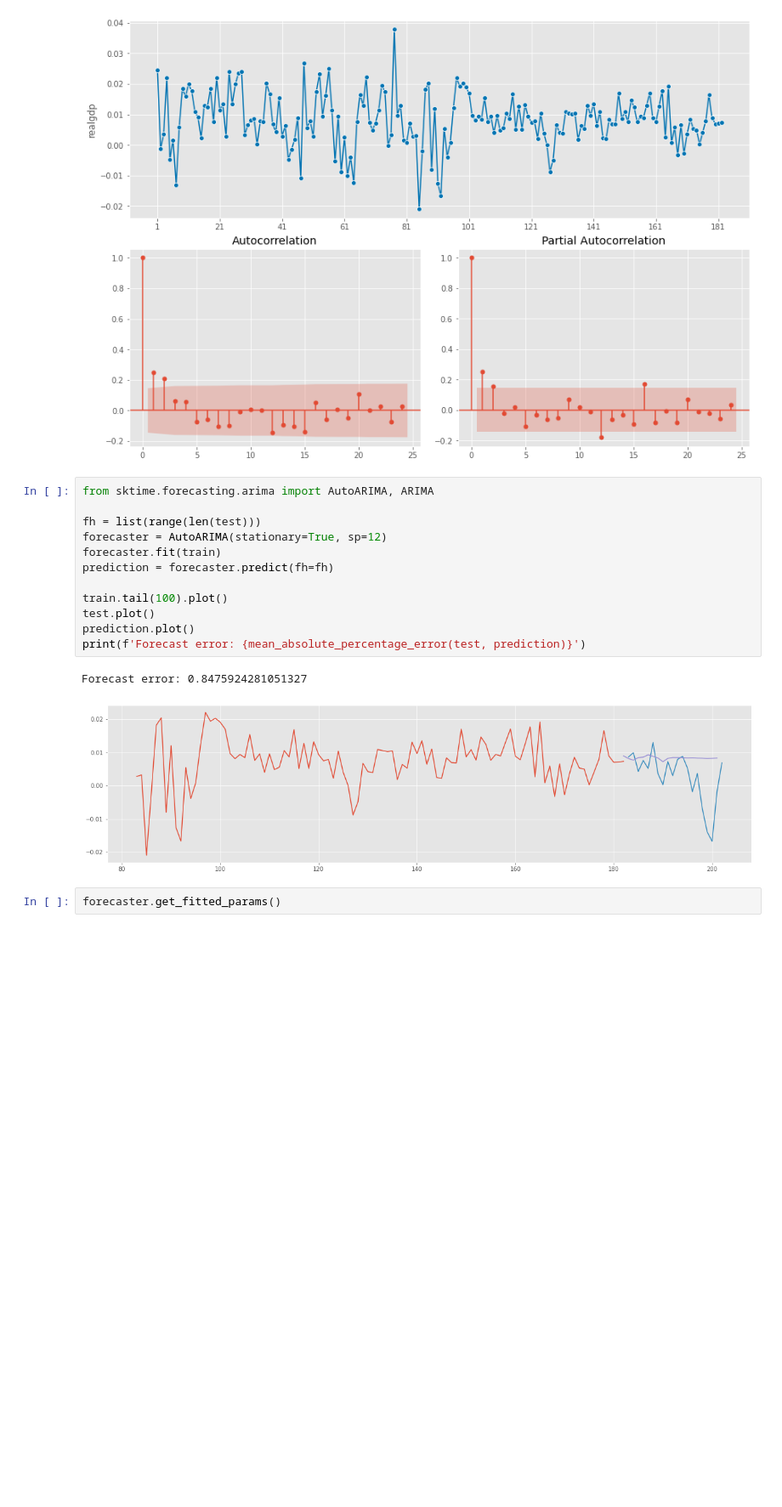
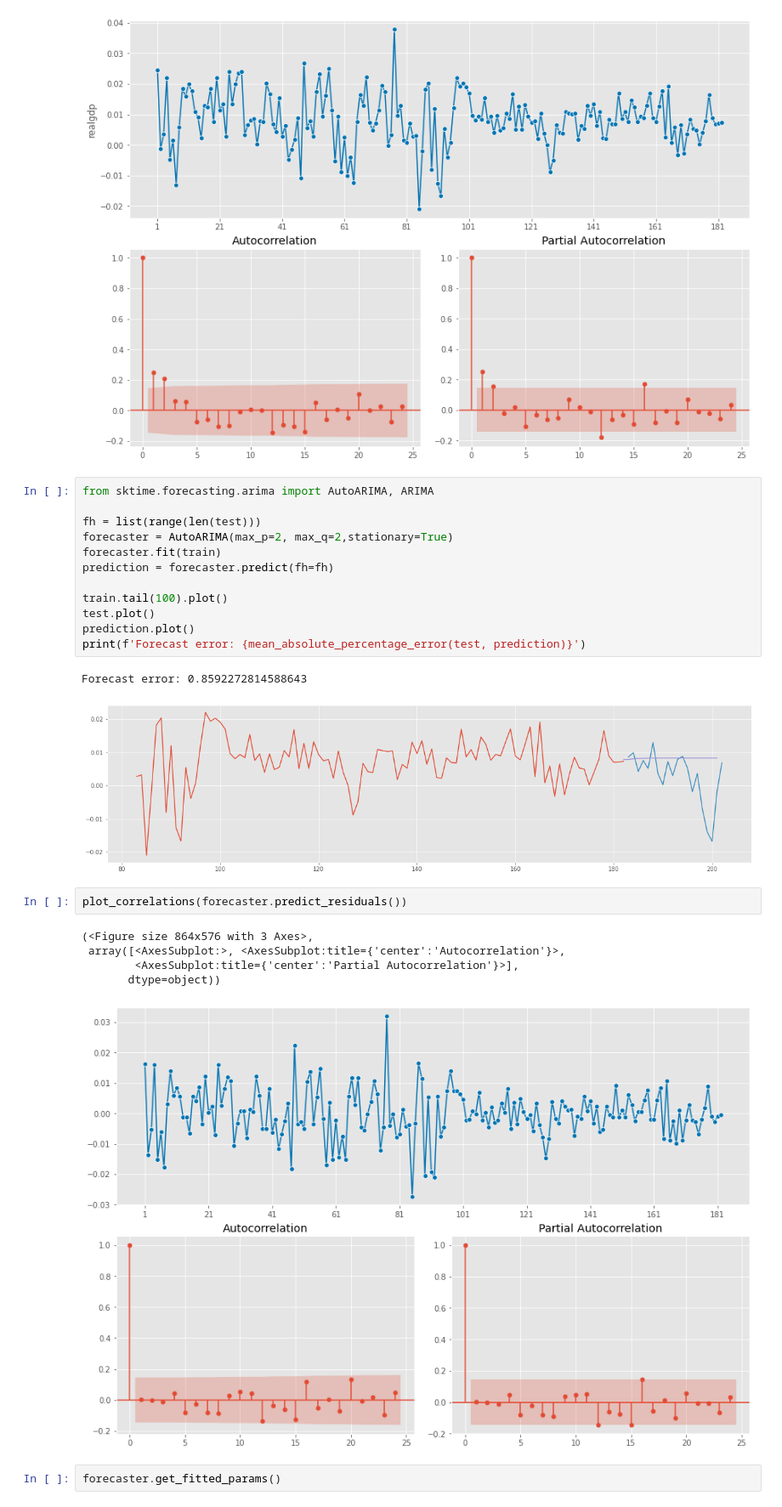
Before and after one commit to Pyatachokk/hse_ts_course, a Jupyter notebook: 2021-spring/seminars/sem_7.ipynb, the cells around one changed output. Shown: that part at 85% size. Saved outputs shown, nothing was run; the diff lists cells and outputs as text; blank space fills up the shorter version.

```diff
--- a/2021-spring/seminars/sem_7.ipynb
+++ b/2021-spring/seminars/sem_7.ipynb
@@ -87,7 +121,7 @@ plot_correlations(train);
 from sktime.forecasting.arima import AutoARIMA, ARIMA
 
 fh = list(range(len(test)))
-forecaster = AutoARIMA(stationary=True, sp=12)
+forecaster = AutoARIMA(max_p=2, max_q=2,stationary=True)
 forecaster.fit(train)
 prediction = forecaster.predict(fh=fh)
 
@@ -96,8 +130,16 @@ test.plot()
 prediction.plot()
 print(f'Forecast error: {mean_absolute_percentage_error(test, prediction)}')
 # %% [output]
-Forecast error: 0.8475924281051327
+Forecast error: 0.8592272814588643
 [figure]
+# %%
+plot_correlations(forecaster.predict_residuals())
+# %% [output]
+(<Figure size 864x576 with 3 Axes>,
+ array([<AxesSubplot:>, <AxesSubplot:title={'center':'Autocorrelation'}>,
+        <AxesSubplot:title={'center':'Partial Autocorrelation'}>],
+       dtype=object))
+[figure, added]
 # %%
 forecaster.get_fitted_params()
 # %% [output]
```
Also changed, not shown: parts of 9 cells of this notebook, 3 other files.
